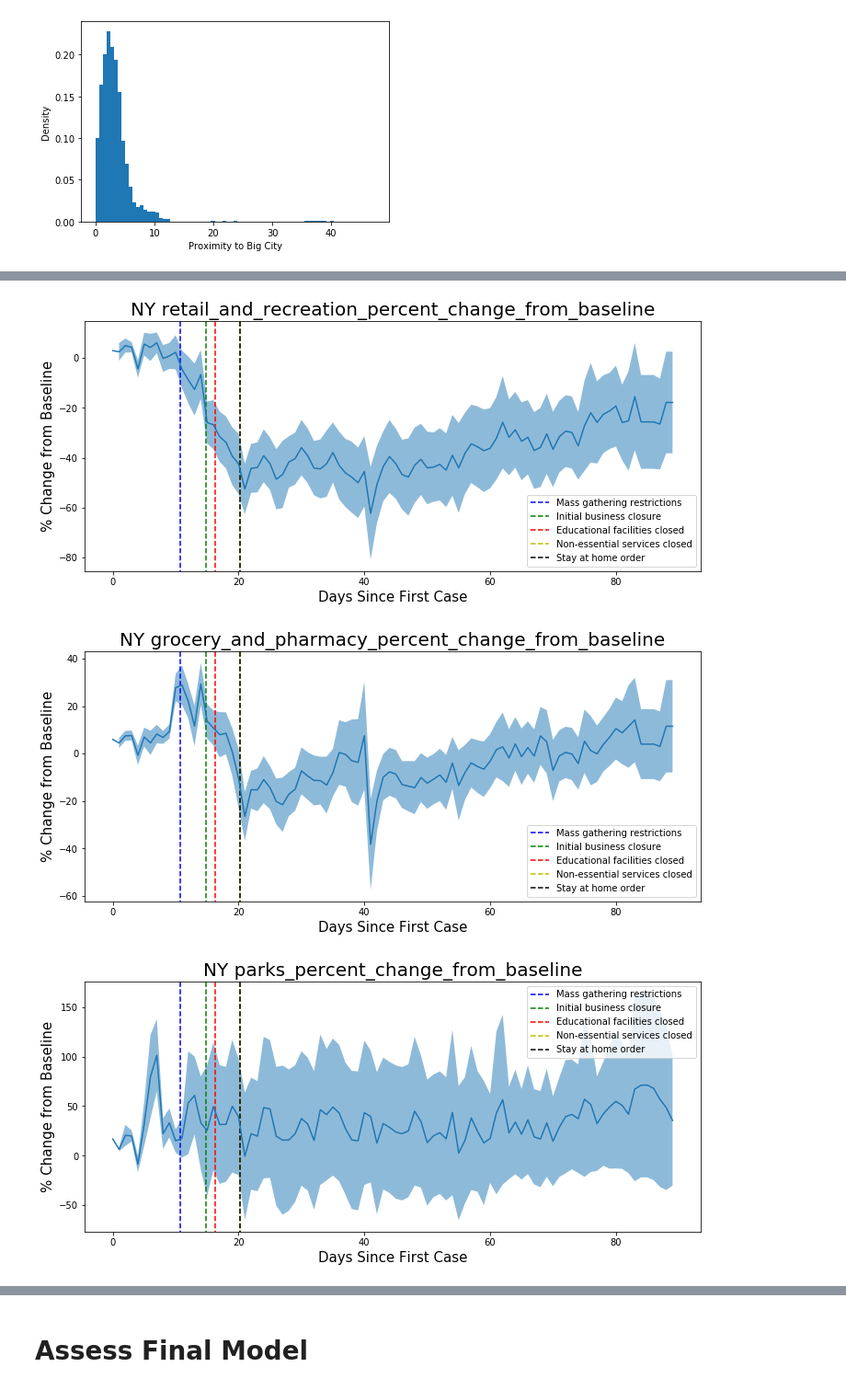
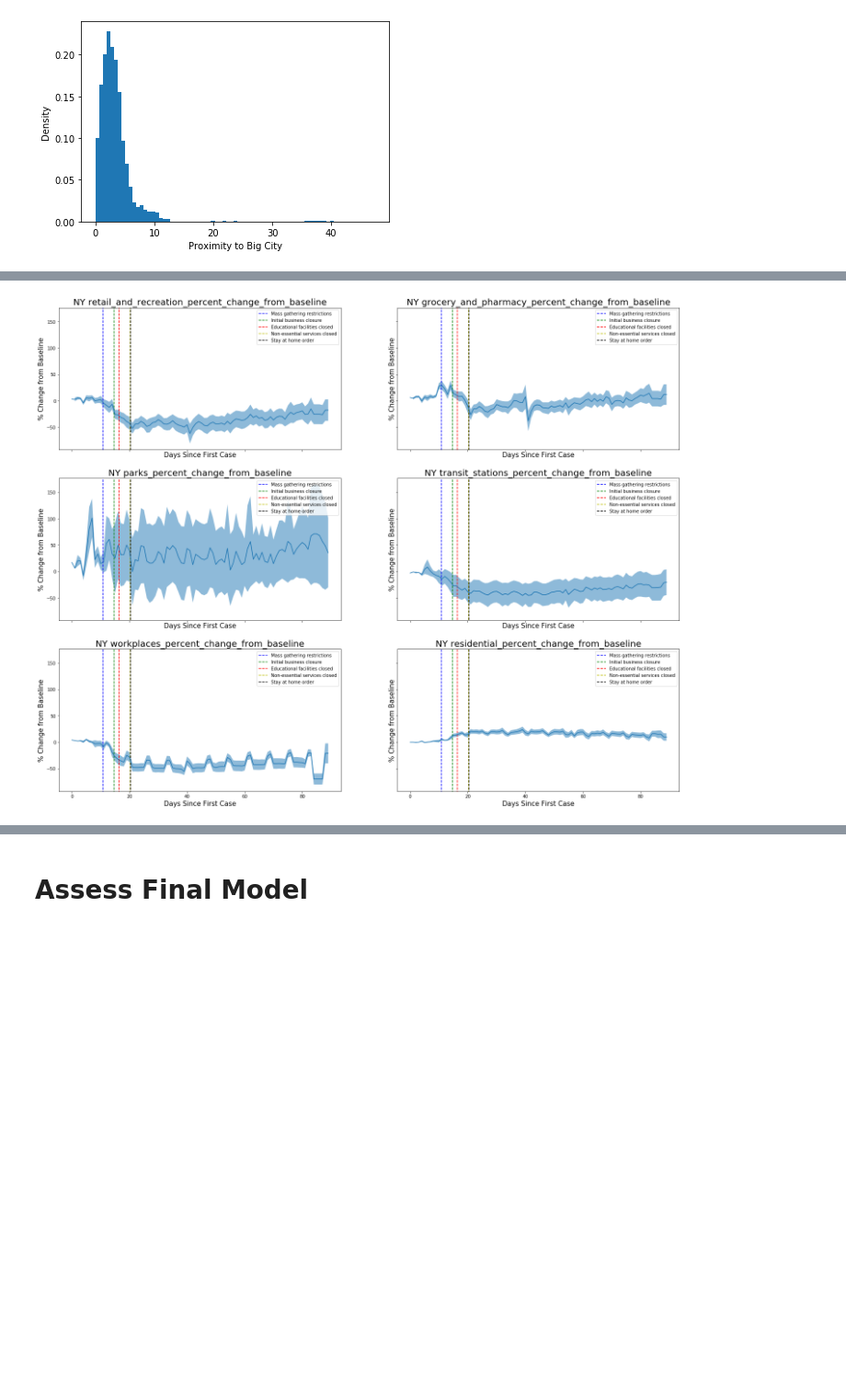
Before and after one commit to petersim1/COVID-19_Project, a Jupyter notebook: Evaluation.ipynb, the cells around one changed output, grey strips where cells are left out. Shown at 92% size. Cells and saved outputs as stored; diff of their text form; code cells hidden in the pictures; blank space fills up the shorter version.

Commit message:
new images

```diff
--- a/Evaluation.ipynb
+++ b/Evaluation.ipynb
@@ -106,7 +107,7 @@ DF_Grouped['Days_Since_First_Case'] = DF_Grouped['Date'].map(date_mapping)
 # %%
 col_plot = 'New_Positive_Cases_Smoothed'
 
-show_for = 11000 #A state needs to have more than this to be plotted
+show_for = 15000 #A state needs to have more than this to be plotted
 ymin = 2
 xmin = min(DF_Grouped[DF_Grouped[col_plot]>=ymin]['Days_Since_First_Case'])
 
@@ -124,7 +125,8 @@ plt.yscale('log')
 plt.legend(legend_added,loc='upper center', bbox_to_anchor=(0.5, -0.08),
           fancybox=True, shadow=True, ncol=10)
 plt.xlabel('Days_Since_First_Case',size=20)
-plt.ylabel('{} (log10, smoothed {} day avg)'.format(col_plot,smoothing_factor),size=20)
+#plt.ylabel('{} (log10, smoothed {} day avg)'.format(col_plot,smoothing_factor),size=20)
+plt.ylabel('New Positive Cases (log scale, smooted by factor of {})'.format(smoothing_factor),size=20)
 plt.xticks(size=20)
 plt.yticks(size=20)
 plt.xlim(xmin=xmin)
@@ -170,43 +172,50 @@ google_columns = ['retail_and_recreation_percent_change_from_baseline',
 colors = ['b','g','r','y','k','c']
 
 
 orders_dates = {}
 for order_col in orders_columns :
     try :
         appearance_order = list(DF[DF['state'] == state_assess][order_col]).index(1)
         date_order = DF[DF['state'] == state_assess]['Date'].values[appearance_order]
     except :
         continue
     orders_dates[order_col] = date_order
 
 randomness = np.random.random(len(orders_dates))
 
+fig,axes = plt.subplots(nrows=3,ncols=2,sharex=True,sharey=True,figsize=(25,20))
+
+i,j = 0,0
+
 for col in google_columns :
     grouped = DF.groupby(['state','Date'])[col].agg(['mean','std'])
     subbed = grouped.iloc[grouped.index.get_level_values('state') == state_assess]
-
-    plt.figure(figsize=(12,5))
 
     count = 0
     for orders,date in orders_dates.items() :
         index_order = subbed.index.get_level_values('Date').to_list().index(date)
         min_vals = np.array(subbed['mean'].values-subbed['std'].values)
         min_vals = min_vals[~np.isnan(min_vals)]
         max_vals = np.array(subbed['mean'].values+subbed['std'].values)
         max_vals = max_vals[~np.isnan(max_vals)]
-        plt.axvline(x=index_order+randomness[count],ymin=min(min_vals),
+        axes[i,j].axvline(x=index_order+randomness[count],ymin=min(min_vals),
                ymax = max(max_vals),label=orders,c=colors[count],linestyle='--')
         count += 1
-    plt.title(state_assess+' '+col,fontsize=20)
-    plt.plot(range(subbed.shape[0]),subbed['mean'])
-    plt.fill_between(range(subbed.shape[0]),subbed['mean'].values+subbed['std'].values,
+    axes[i,j].set_title(state_assess+' '+col,fontsize=20)
+    axes[i,j].plot(range(subbed.shape[0]),subbed['mean'])
+    axes[i,j].fill_between(range(subbed.shape[0]),subbed['mean'].values+subbed['std'].values,
                      subbed['mean'].values-subbed['std'].values,
                      alpha=.5)
-    plt.xlabel('Days Since First Case',fontsize=15)
-    plt.ylabel('% Change from Baseline',fontsize=15)
-    plt.legend()
-    plt.show()
+    axes[i,j].set_xlabel('Days Since First Case',fontsize=15)
+    axes[i,j].set_ylabel('% Change from Baseline',fontsize=15)
+    axes[i,j].legend()
+
+    if j == 1 :
+        j=0
+        i+=1
+    else :
+        j+=1
+
+plt.show()
 # %% [output]
-[figure, old version]
+[figure, new version]
-[figure, removed]
-[figure, removed]
```
Also changed, not shown: parts of 4 cells of this notebook, 7 other files.
